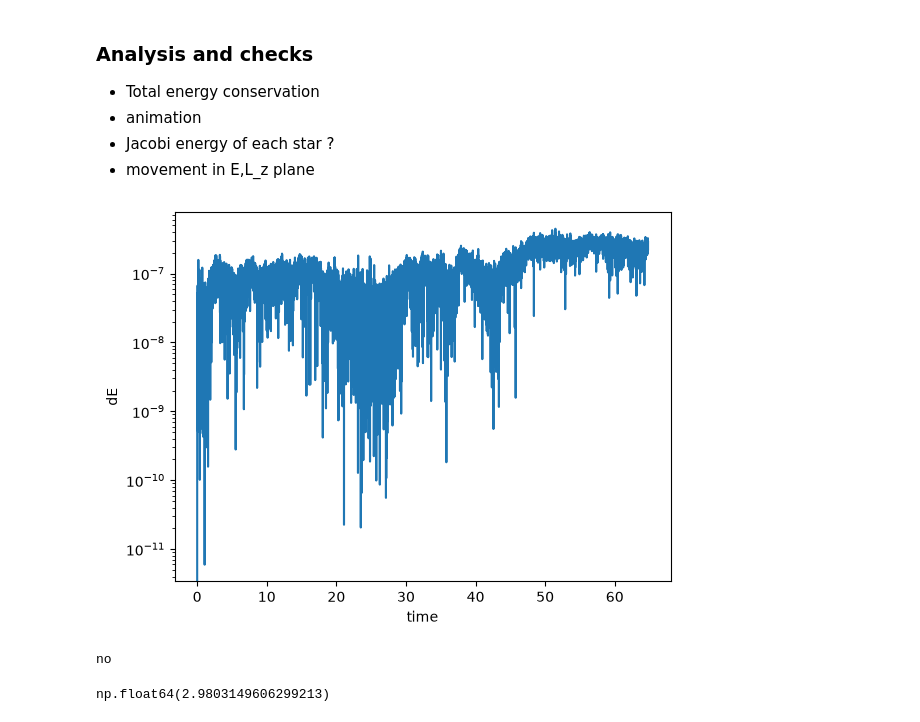
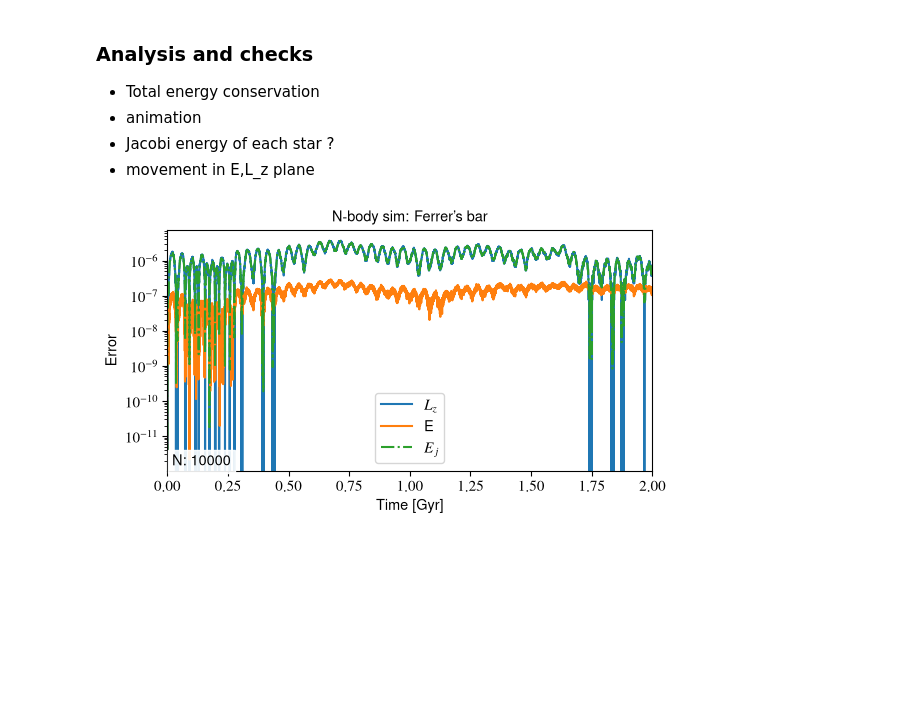
Before and after one commit to salvatore-ferrone/bar-dynamics, a Jupyter notebook: experiments/schwarzschild_sims/scrap.ipynb, the cells around one changed output. Drawn from its saved outputs; the diff is of its cells as text; code cells hidden in the pictures; blank space fills up the shorter version.

Commit message:
making nice frames for studying the evolution of the jacobii energy

```diff
--- a/experiments/schwarzschild_sims/scrap.ipynb
+++ b/experiments/schwarzschild_sims/scrap.ipynb
@@ -53,11 +68,28 @@ timesteps = myfile[group]["time"][:]
+# %%
+timesteps = myfile[group]["time"][:]*myfile[group].attrs['unitT'] * u.s*u.kpc/u.km
+timesteps=timesteps.to(u.Gyr).value
 # %%
+omega = myfile["schwarzschild"].attrs['omega']
 E_total = potential_energy_external + potential_energy_internal + kinetic_energy
 total_energy = numpy.sum(E_total,axis=1)
-eDrift = numpy.abs((total_energy - total_energy[0]) / total_energy[0])
+jacobii = E_total - omega * Lz
+total_jacobii=numpy.sum(jacobii,axis=1)
+# %%
+Lz_total = numpy.sum(Lz,axis=1)
+dLz = numpy.abs((Lz_total-Lz_total[0])/Lz_total)
+eDrift = numpy.abs((total_energy - total_energy[0]) / total_energy[0])
+dJacobii = numpy.abs((total_jacobii - total_jacobii[0])/total_jacobii[0])
+# %%
+bbox=dict(boxstyle="square",color="white",alpha=0.9)
 # %%
-fig,axis=plt.subplots(1,1)
-axis.plot(timesteps,eDrift)
-axis.set(xlabel="time",ylabel="dE",yscale="log")
-fig.savefig(f"test_total_energy_conservation_{group}.png",dpi=300)
+fig,axis=plt.subplots(1,1,figsize=((8.26-2),(8.26-2)/2),sharex=True)
+axis.plot(timesteps,dLz,label=r"$L_z$")
+axis.plot(timesteps,eDrift,label="E")
+axis.plot(timesteps,dJacobii,label=r"$E_j$",linestyle="-.")
+axis.set(ylabel="Error",yscale="log",xlabel='Time [Gyr]',xlim=[timesteps.min(),timesteps.max()],title="N-body sim: Ferrer's bar")
+axis.legend()
+axis.text(0.01,0.01,s="N: {:d}".format(nbody),transform=axis.transAxes,bbox=bbox,ha="left",va="bottom");
+# axis[1].set(ylabel=r"$dL_z$",xlabel="time",yscale="log")
+# fig.savefig(f"test_total_energy_conservation_{group}.png",dpi=300)
 # %% [output]
-[figure, old version]
+[figure, new version]
@@ -68,5 +95,0 @@ halo=dict(myfile['schwarzschild']['potential']['halo'].attrs)
-# %%
-if ("disk" in "thick_disk"):
-    print("no")
-# %% [output]
-no
@@ -97,4 +95,0 @@ nbody           =   myfile[group]['mass'].shape[0]
-# %%
-height
-# %% [output]
-np.float64(2.9803149606299213)
```
Also changed, not shown: parts of 12 cells of this notebook, 4 other files.
